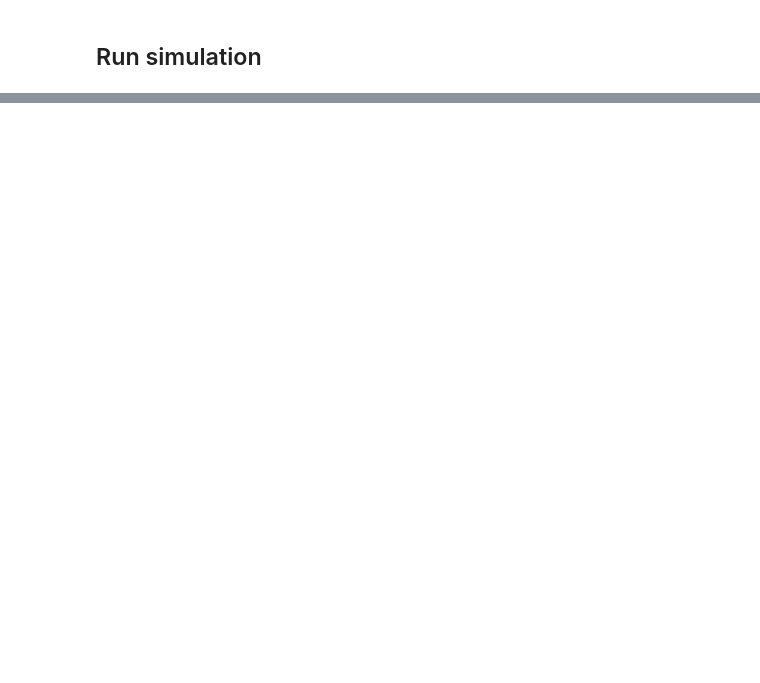
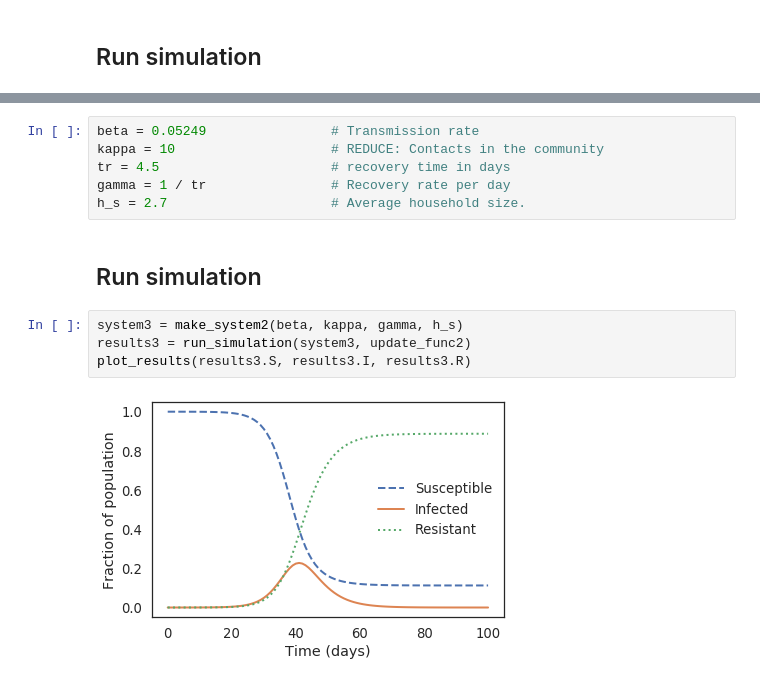
Before and after one commit to pnojai/cunyds, a Jupyter notebook: DATA604/Projects/jjeffryes_final_project.ipynb, the cells around one changed output, grey strips where cells are left out. Saved outputs shown, nothing was run; the diff lists cells and outputs as text; blank space fills up the shorter version.

```diff
--- a/DATA604/Projects/jjeffryes_final_project.ipynb
+++ b/DATA604/Projects/jjeffryes_final_project.ipynb
@@ -126,0 +200,14 @@ plot_results(results.S, results.I, results.R)
+# %%
+beta = 0.05249                # Transmission rate
+kappa = 10                    # REDUCE: Contacts in the community
+tr = 4.5                      # recovery time in days
+gamma = 1 / tr                # Recovery rate per day
+h_s = 2.7                     # Average household size.
+# %% [markdown]
+## Run simulation
+# %%
+system3 = make_system2(beta, kappa, gamma, h_s)
+results3 = run_simulation(system3, update_func2)
+plot_results(results3.S, results3.I, results3.R)
+# %% [output]
+[figure, added]
```
Also changed, not shown: parts of 25 cells of this notebook.
